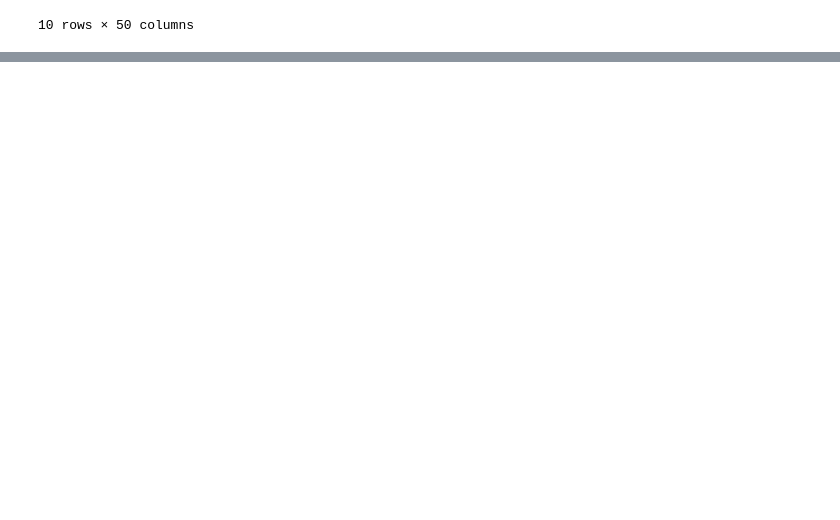
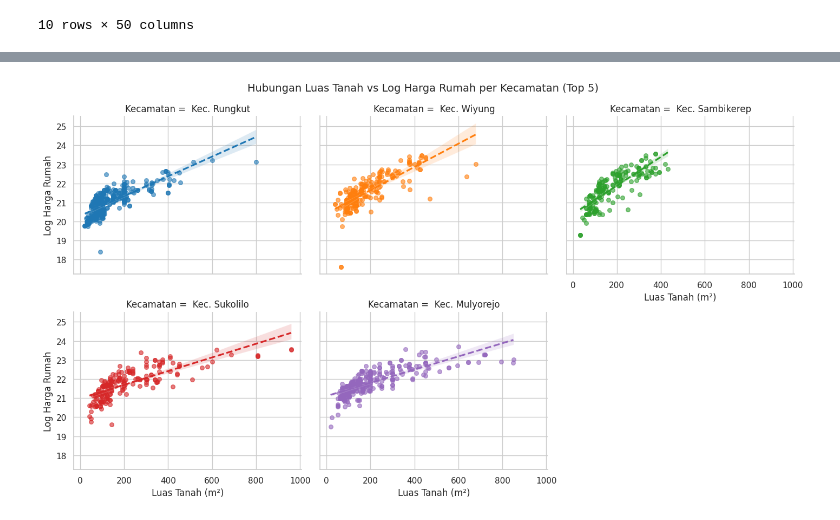
Before and after one commit to dimasfajrip/capstone_project_ibmXhacktiv8, a Jupyter notebook: Capstone_Project.ipynb, the cells around one changed output, grey strips where cells are left out. Saved outputs shown, nothing was run; the diff lists cells and outputs as text; code cells hidden in the pictures; blank space fills up the shorter version.

```diff
--- a/Capstone_Project.ipynb
+++ b/Capstone_Project.ipynb
@@ -413,0 +692,35 @@ memory usage: 1.3+ MB
+# %%
+# 1. Filter data untuk menghindari outlier ekstrem
+df_filtered = df[(df['Luas Tanah'] < 1000) & (df['Harga'] < 2e10)].copy()
+
+# 2. Transformasi log pada variabel target
+df_filtered['log_harga'] = np.log1p(df_filtered['Harga'])
+
+# 3. Ambil 5 kecamatan terpopuler
+top_kecamatan = df_filtered['Kecamatan'].value_counts().head(5).index
+df_top = df_filtered[df_filtered['Kecamatan'].isin(top_kecamatan)].copy()
+
+# 4. Buat subplot per kecamatan dengan regresi lokal
+sns.set(style="whitegrid")
+g = sns.lmplot(
+    data=df_top,
+    x='Luas Tanah',
+    y='log_harga',
+    hue='Kecamatan',
+    col='Kecamatan',
+    col_wrap=3,
+    height=4,
+    aspect=1.2,
+    palette='tab10',
+    scatter_kws={'alpha': 0.6, 's': 30},
+    line_kws={'linestyle': '--'}
+)
+
+# 5. Judul global dan layout
+g.fig.subplots_adjust(top=0.9)
+g.fig.suptitle('Hubungan Luas Tanah vs Log Harga Rumah per Kecamatan (Top 5)', fontsize=14)
+g.set_axis_labels('Luas Tanah (m²)', 'Log Harga Rumah')
+plt.tight_layout()
+plt.show()
+# %% [output]
+[figure, added]
```
Also changed, not shown: parts of 35 cells of this notebook.
